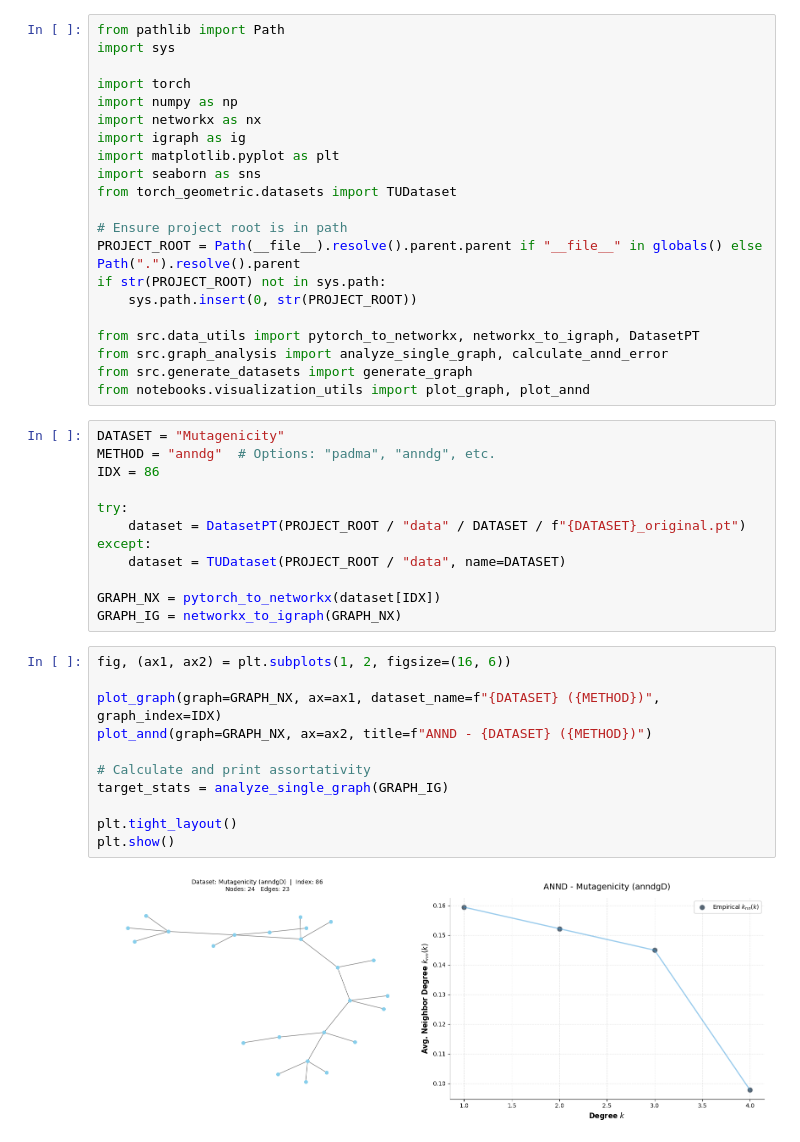
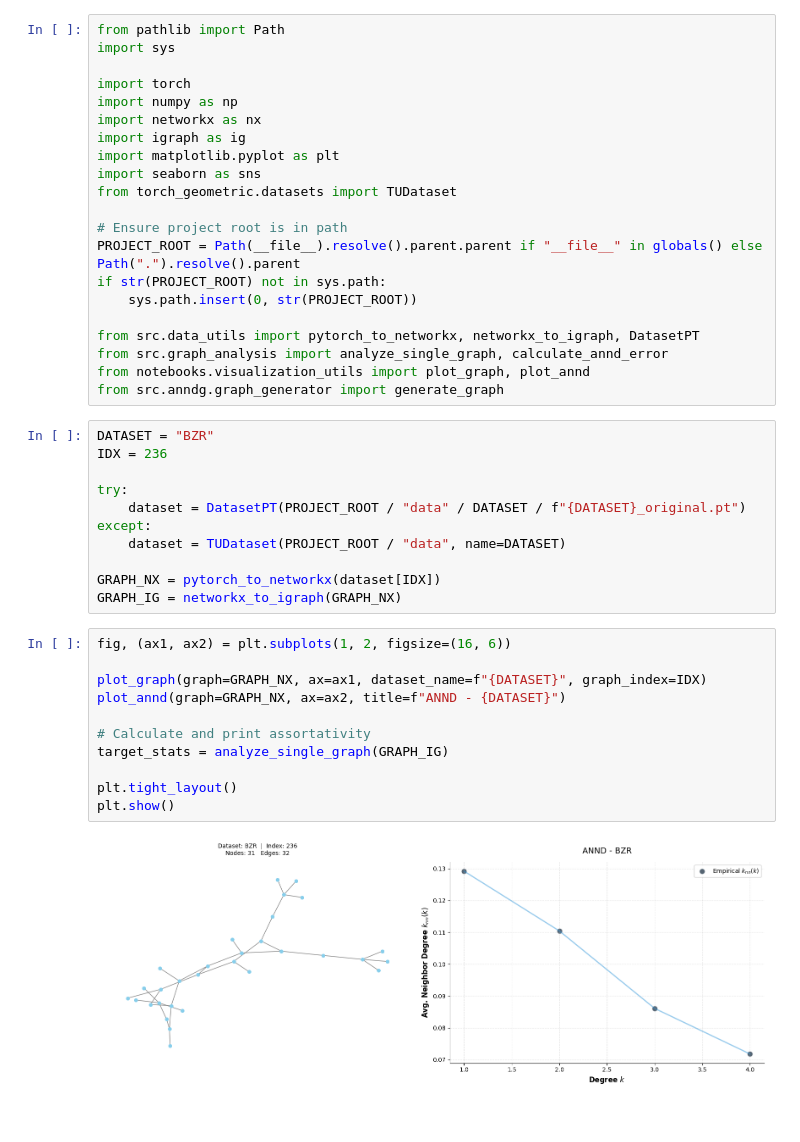
Before and after one commit to Andre1372/syn_bench_gnn, a Jupyter notebook: notebooks/assortativity.ipynb, the cells around one changed output. Drawn from its saved outputs; the diff is of its cells as text.

```diff
--- a/notebooks/assortativity.ipynb
+++ b/notebooks/assortativity.ipynb
@@ -17,12 +17,11 @@ if str(PROJECT_ROOT) not in sys.path:
 
 from src.data_utils import pytorch_to_networkx, networkx_to_igraph, DatasetPT
 from src.graph_analysis import analyze_single_graph, calculate_annd_error
-from src.generate_datasets import generate_graph
 from notebooks.visualization_utils import plot_graph, plot_annd
+from src.anndg.graph_generator import generate_graph
 # %%
-DATASET = "Mutagenicity"
-METHOD = "anndg"  # Options: "padma", "anndg", etc.
-IDX = 86
+DATASET = "BZR"
+IDX = 236
 
 try:
     dataset = DatasetPT(PROJECT_ROOT / "data" / DATASET / f"{DATASET}_original.pt")
@@ -34,15 +33,15 @@ GRAPH_IG = networkx_to_igraph(GRAPH_NX)
 # %%
 fig, (ax1, ax2) = plt.subplots(1, 2, figsize=(16, 6))
 
-plot_graph(graph=GRAPH_NX, ax=ax1, dataset_name=f"{DATASET} ({METHOD})", graph_index=IDX)
-plot_annd(graph=GRAPH_NX, ax=ax2, title=f"ANND - {DATASET} ({METHOD})")
+plot_graph(graph=GRAPH_NX, ax=ax1, dataset_name=f"{DATASET}", graph_index=IDX)
+plot_annd(graph=GRAPH_NX, ax=ax2, title=f"ANND - {DATASET}")
 
 # Calculate and print assortativity
 target_stats = analyze_single_graph(GRAPH_IG)
 
 plt.tight_layout()
 plt.show()
 # %% [output]
-[figure, old version]
+[figure, new version]
 # %%
 # Generate synthetic graph
```
Also changed, not shown: parts of 1 cell of this notebook, 9 other files.
